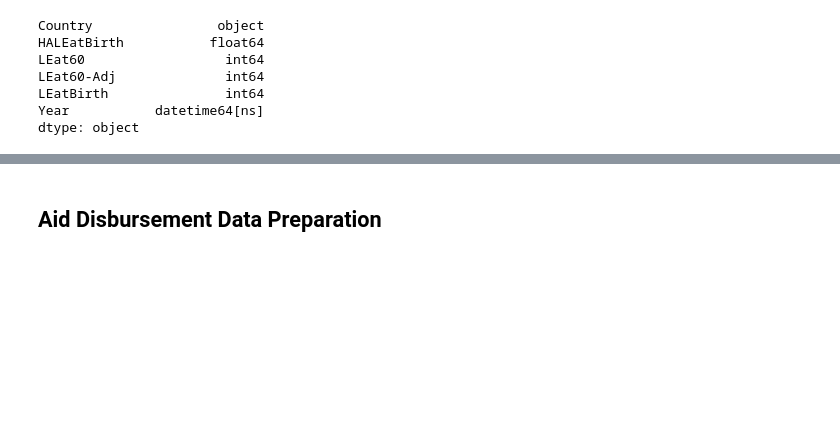
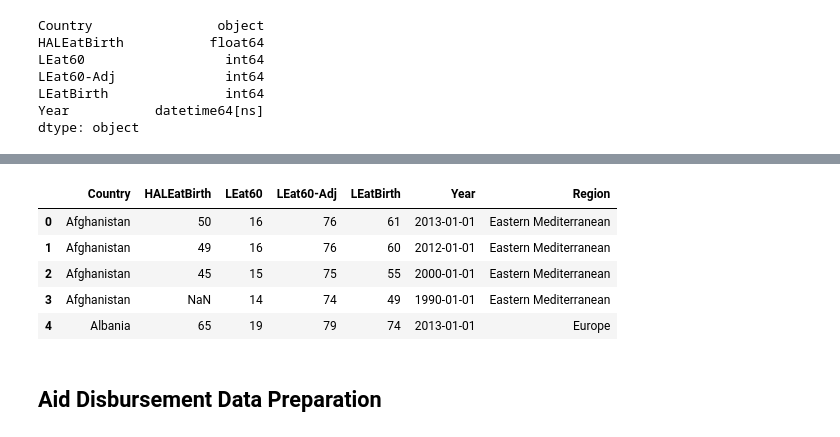
Before and after one commit to brychung/hello-world, a Jupyter notebook: AndreaDominicSarah/project/Lab Notebook SK AP DD.ipynb, the cells around one changed output, grey strips where cells are left out. Cells and saved outputs as stored; diff of their text form; code cells hidden in the pictures; blank space fills up the shorter version.

```diff
--- a/AndreaDominicSarah/project/Lab Notebook SK AP DD.ipynb
+++ b/AndreaDominicSarah/project/Lab Notebook SK AP DD.ipynb
@@ -74,3 +89,16 @@ dtype: object
+# %%
+# compare to Region / Country map to look at global trends for 2013
+# merging the LE data set with the Region Country map; joining field is "Country"
+df_le_clean = pd.merge(df_le_clean, rc_map, on='Country')
+
+df_le_clean.head()
+# %% [output]
+|  | Country | HALEatBirth | LEat60 | LEat60-Adj | LEatBirth | Year | Region |
+| 0 | Afghanistan | 50 | 16 | 76 | 61 | 2013-01-01 | Eastern Mediterranean |
+| 1 | Afghanistan | 49 | 16 | 76 | 60 | 2012-01-01 | Eastern Mediterranean |
+| 2 | Afghanistan | 45 | 15 | 75 | 55 | 2000-01-01 | Eastern Mediterranean |
+| 3 | Afghanistan | NaN | 14 | 74 | 49 | 1990-01-01 | Eastern Mediterranean |
+| 4 | Albania | 65 | 19 | 79 | 74 | 2013-01-01 | Europe |
 # %% [markdown]
 ## Aid Disbursement Data Preparation
 # %%
```
Also changed, not shown: parts of 31 cells of this notebook.
